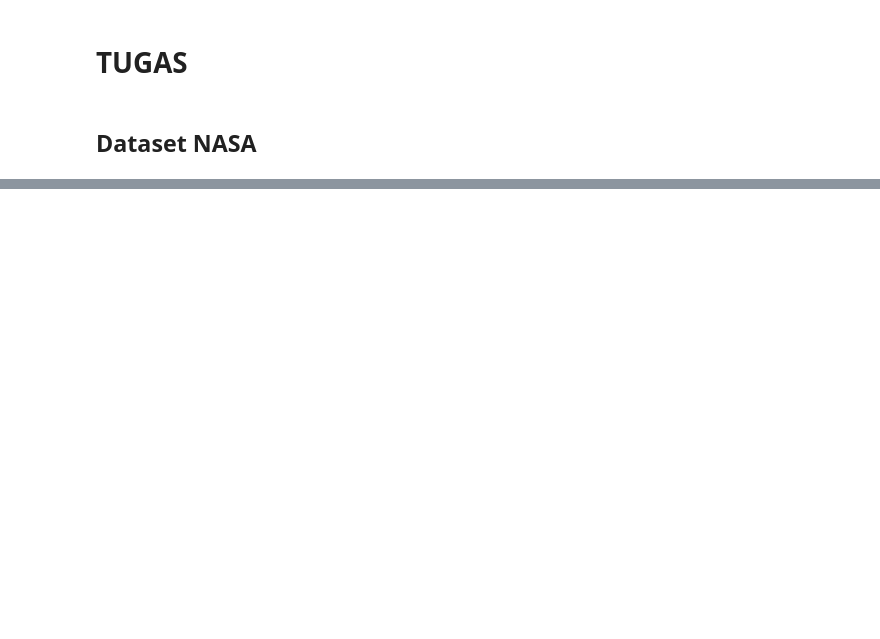
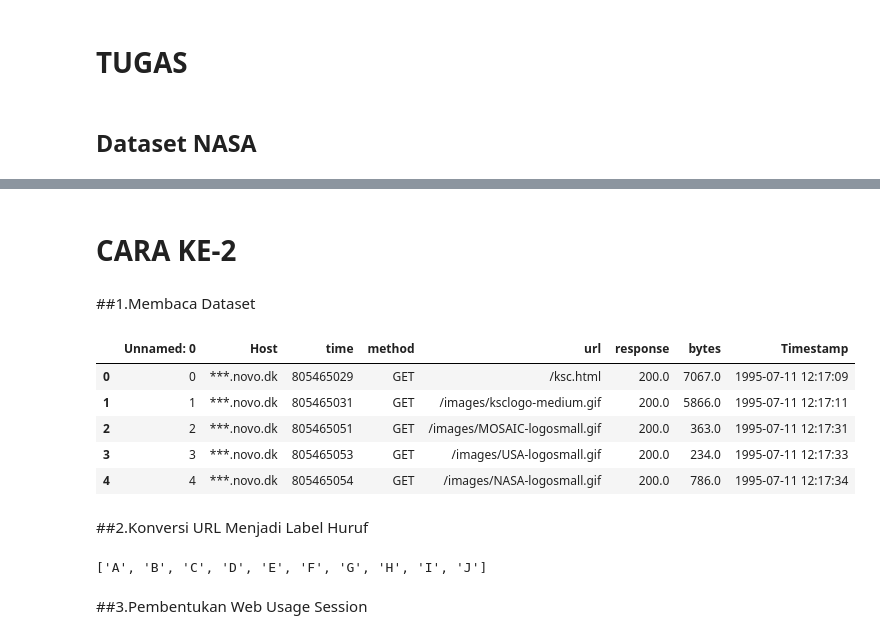
Before and after one commit to mabrurahrahayu-creator/PPW, a Jupyter notebook: _sources/Webuage_&_Tugas.ipynb, the cells around one changed output, grey strips where cells are left out. Saved outputs shown, nothing was run; the diff lists cells and outputs as text; code cells hidden in the pictures; blank space fills up the shorter version.

```diff
--- a/_sources/Webuage_&_Tugas.ipynb
+++ b/_sources/Webuage_&_Tugas.ipynb
@@ -684,0 +677,45 @@ Pratinjau data baru (4 kolom):
+# %% [markdown]
+# CARA KE-2
+# %% [markdown]
+##1.Membaca Dataset
+# %%
+import pandas as pd
+
+# Path dataset
+file_path = "data.csv"
+
+df = pd.read_csv(file_path, sep=';')
+
+# Convert time
+df["Timestamp"] = pd.to_datetime(df["time"], unit="s")
+
+# Rename
+df.rename(columns={"host": "Host"}, inplace=True)
+
+df.head()
+# %% [output]
+|  | Unnamed: 0 | Host | time | method | url | response | bytes | Timestamp |
+| 0 | 0 | ***.novo.dk | 805465029 | GET | /ksc.html | 200.0 | 7067.0 | 1995-07-11 12:17:09 |
+| 1 | 1 | ***.novo.dk | 805465031 | GET | /images/ksclogo-medium.gif | 200.0 | 5866.0 | 1995-07-11 12:17:11 |
+| 2 | 2 | ***.novo.dk | 805465051 | GET | /images/MOSAIC-logosmall.gif | 200.0 | 363.0 | 1995-07-11 12:17:31 |
+| 3 | 3 | ***.novo.dk | 805465053 | GET | /images/USA-logosmall.gif | 200.0 | 234.0 | 1995-07-11 12:17:33 |
+| 4 | 4 | ***.novo.dk | 805465054 | GET | /images/NASA-logosmall.gif | 200.0 | 786.0 | 1995-07-11 12:17:34 |
+# %% [markdown]
+##2.Konversi URL Menjadi Label Huruf
+# %%
+def num_to_letters(n):
+    """Konversi angka ke huruf: 0→A, 1→B, ..., 25→Z, 26→AA, dst."""
+    result = ""
+    n += 1
+    while n > 0:
+        n -= 1
+        result = chr(65 + (n % 26)) + result
+        n //= 26
+    return result
+
+# --- Hasil Langsung ---
+[num_to_letters(i) for i in range(10)]
+# %% [output]
+['A', 'B', 'C', 'D', 'E', 'F', 'G', 'H', 'I', 'J']
+# %% [markdown]
+##3.Pembentukan Web Usage Session
```
Also changed, not shown: parts of 31 cells of this notebook, 9 other files.
